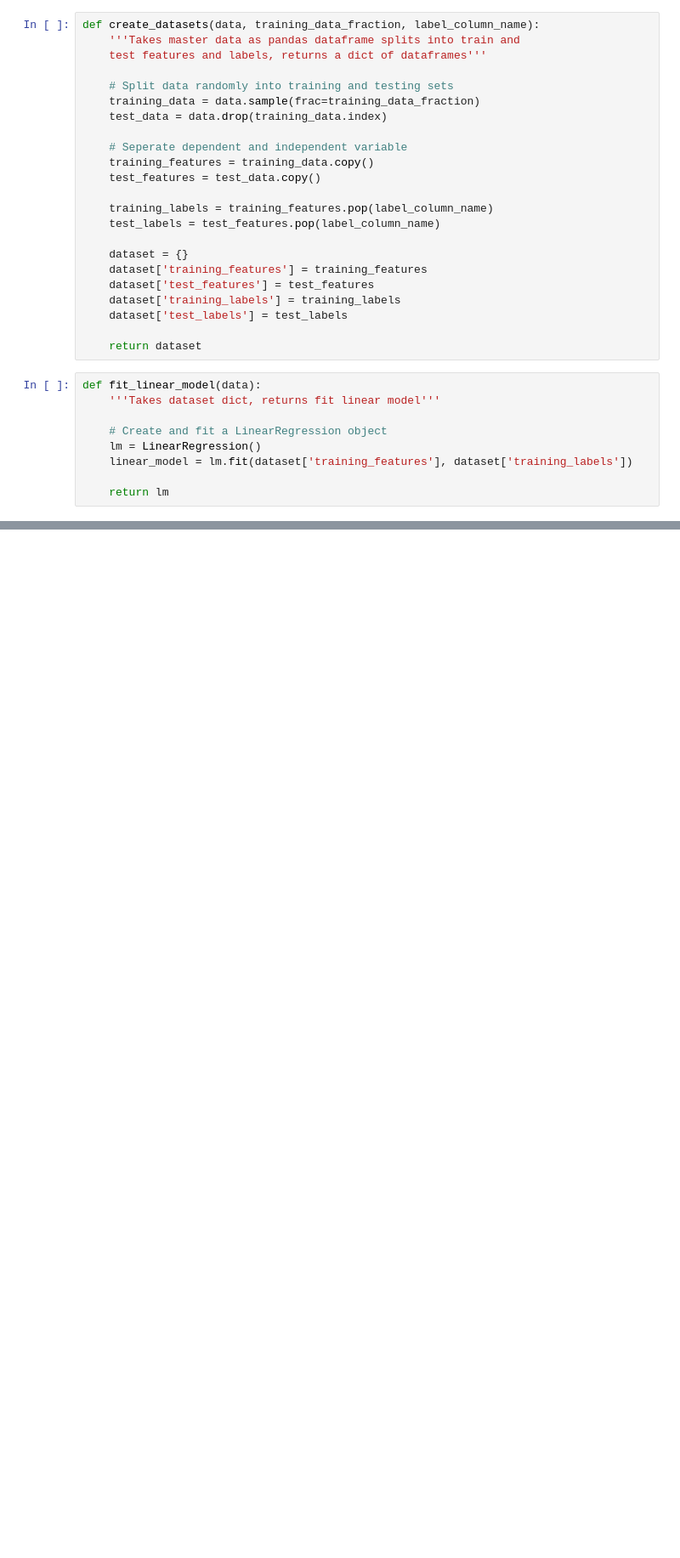
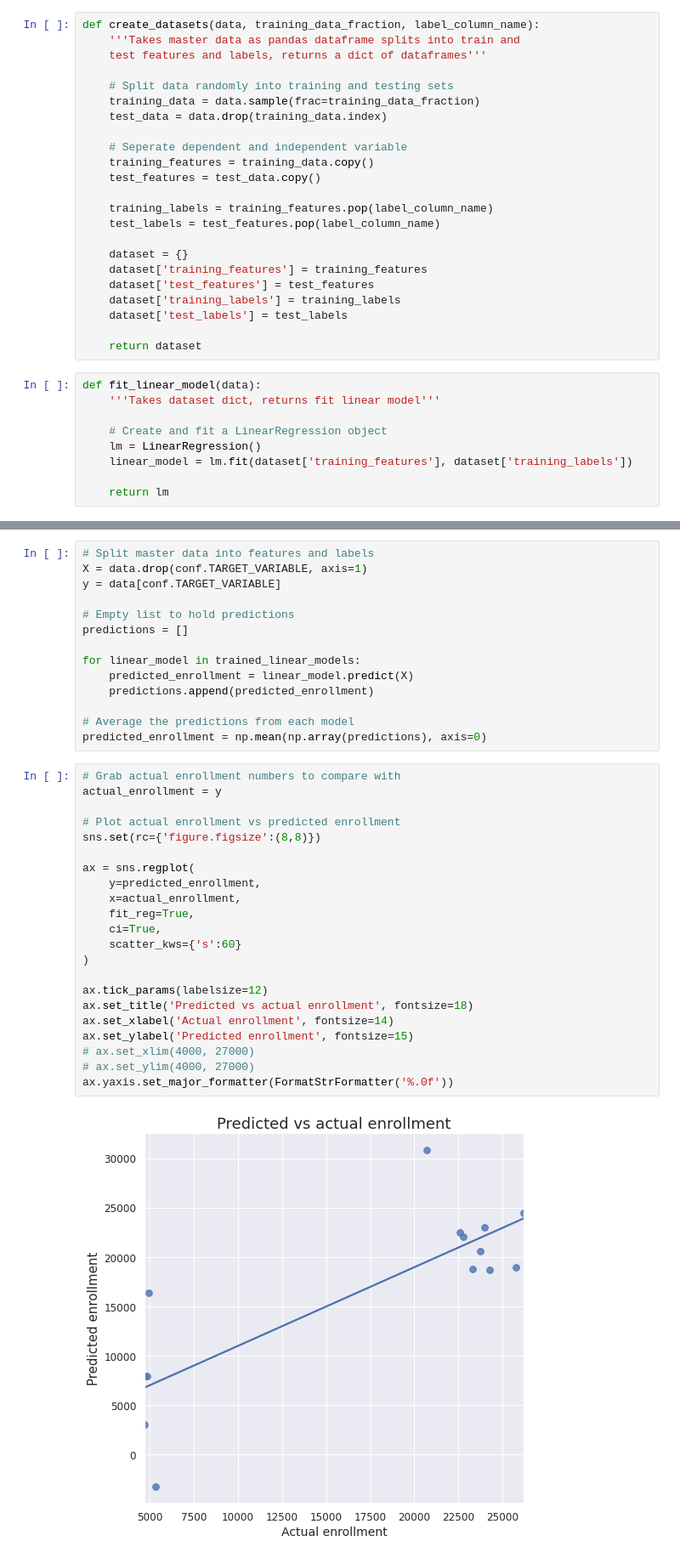
Before and after one commit to gperdrizet/LMC-enrollment-forecast, a Jupyter notebook: notebooks/linear_model.ipynb, the cells around one changed output, grey strips where cells are left out. Shown: that part at 85% size. Saved outputs shown, nothing was run; the diff lists cells and outputs as text; blank space fills up the shorter version.

Commit message:
Added single prediction CI

```diff
--- a/notebooks/linear_model.ipynb
+++ b/notebooks/linear_model.ipynb
@@ -197,0 +217,38 @@ NameError: name 'flatten' is not defined
+# %%
+# Split master data into features and labels
+X = data.drop(conf.TARGET_VARIABLE, axis=1)
+y = data[conf.TARGET_VARIABLE]
+
+# Empty list to hold predictions
+predictions = []
+
+for linear_model in trained_linear_models:
+    predicted_enrollment = linear_model.predict(X)
+    predictions.append(predicted_enrollment)
+
+# Average the predictions from each model
+predicted_enrollment = np.mean(np.array(predictions), axis=0)
+# %%
+# Grab actual enrollment numbers to compare with
+actual_enrollment = y
+
+# Plot actual enrollment vs predicted enrollment
+sns.set(rc={'figure.figsize':(8,8)})
+
+ax = sns.regplot(
+    y=predicted_enrollment,
+    x=actual_enrollment,
+    fit_reg=True,
+    ci=True,
+    scatter_kws={'s':60}
+)
+
+ax.tick_params(labelsize=12)
+ax.set_title('Predicted vs actual enrollment', fontsize=18)
+ax.set_xlabel('Actual enrollment', fontsize=14)
+ax.set_ylabel('Predicted enrollment', fontsize=15)
+# ax.set_xlim(4000, 27000)
+# ax.set_ylim(4000, 27000)
+ax.yaxis.set_major_formatter(FormatStrFormatter('%.0f'))
+# %% [output]
+[figure, added]
```
Also changed, not shown: parts of 12 cells of this notebook.
